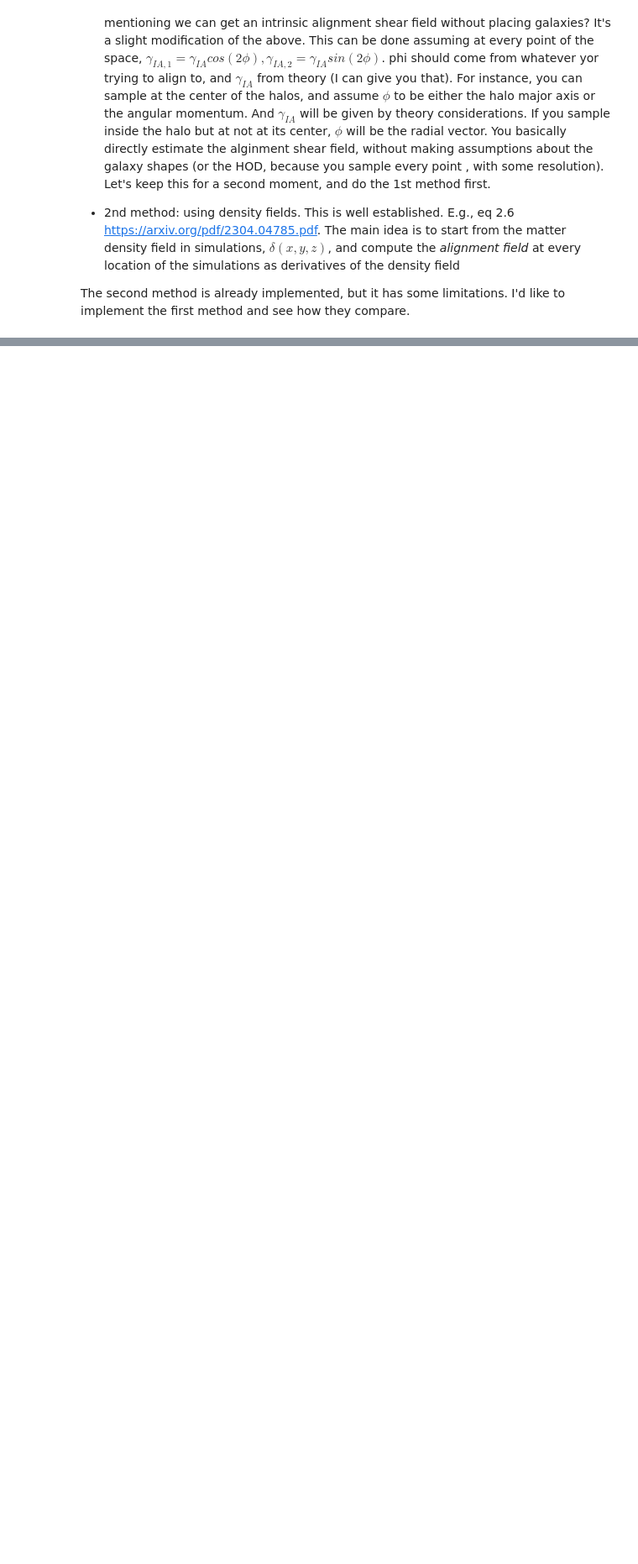
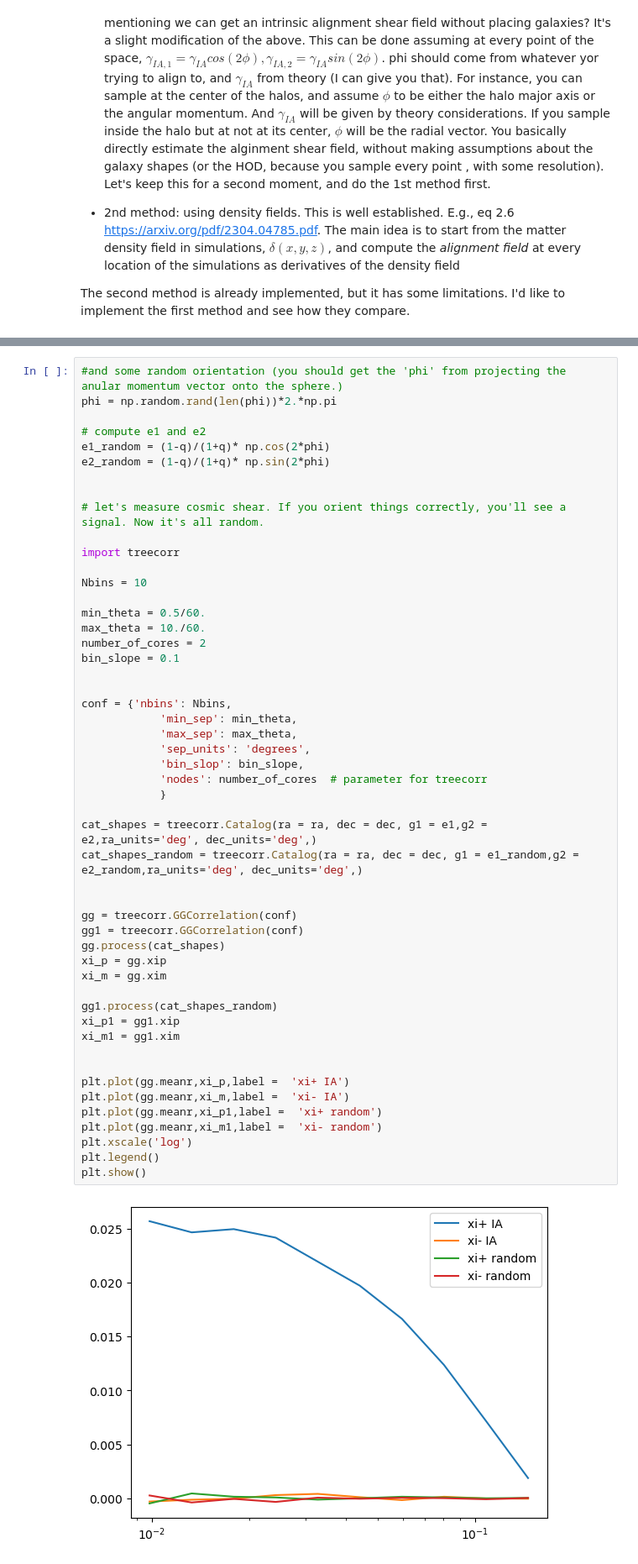
Before and after one commit to mgatti29/IA_halos, a Jupyter notebook: notebooks/intro_WL_IA.ipynb, the cells around one changed output, grey strips where cells are left out. Shown at 84% size. Cells and saved outputs as stored; diff of their text form; blank space fills up the shorter version.

```diff
--- a/notebooks/intro_WL_IA.ipynb
+++ b/notebooks/intro_WL_IA.ipynb
@@ -607,0 +480,53 @@ def project_alignments_with_NCP(axes, lines_of_sight):
+# %%
+#and some random orientation (you should get the 'phi' from projecting the anular momentum vector onto the sphere.)
+phi = np.random.rand(len(phi))*2.*np.pi
+
+# compute e1 and e2
+e1_random = (1-q)/(1+q)* np.cos(2*phi)
+e2_random = (1-q)/(1+q)* np.sin(2*phi)
+
+
+# let's measure cosmic shear. If you orient things correctly, you'll see a signal. Now it's all random.
+
+import treecorr
+
+Nbins = 10
+
+min_theta = 0.5/60.
+max_theta = 10./60.
+number_of_cores = 2
+bin_slope = 0.1
+
+
+conf = {'nbins': Nbins,
+            'min_sep': min_theta,
+            'max_sep': max_theta,
+            'sep_units': 'degrees',
+            'bin_slop': bin_slope,
+            'nodes': number_of_cores  # parameter for treecorr
+            }
+
+cat_shapes = treecorr.Catalog(ra = ra, dec = dec, g1 = e1,g2 = e2,ra_units='deg', dec_units='deg',)
+cat_shapes_random = treecorr.Catalog(ra = ra, dec = dec, g1 = e1_random,g2 = e2_random,ra_units='deg', dec_units='deg',)
+
+
+gg = treecorr.GGCorrelation(conf)
+gg1 = treecorr.GGCorrelation(conf)
+gg.process(cat_shapes)
+xi_p = gg.xip
+xi_m = gg.xim
+
+gg1.process(cat_shapes_random)
+xi_p1 = gg1.xip
+xi_m1 = gg1.xim
+
+
+plt.plot(gg.meanr,xi_p,label =  'xi+ IA')
+plt.plot(gg.meanr,xi_m,label =  'xi- IA')
+plt.plot(gg.meanr,xi_p1,label =  'xi+ random')
+plt.plot(gg.meanr,xi_m1,label =  'xi- random')
+plt.xscale('log')
+plt.legend()
+plt.show()
+# %% [output]
+[figure, added]
```
Also changed, not shown: parts of 20 cells of this notebook, 3 other files.
